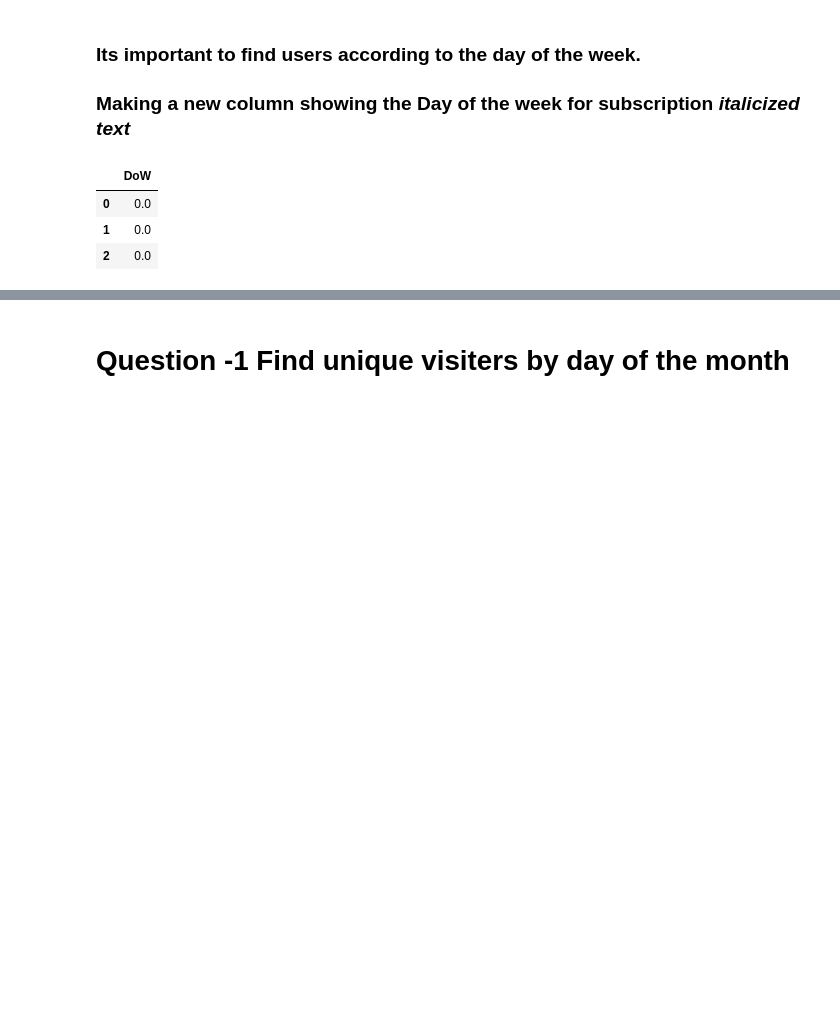
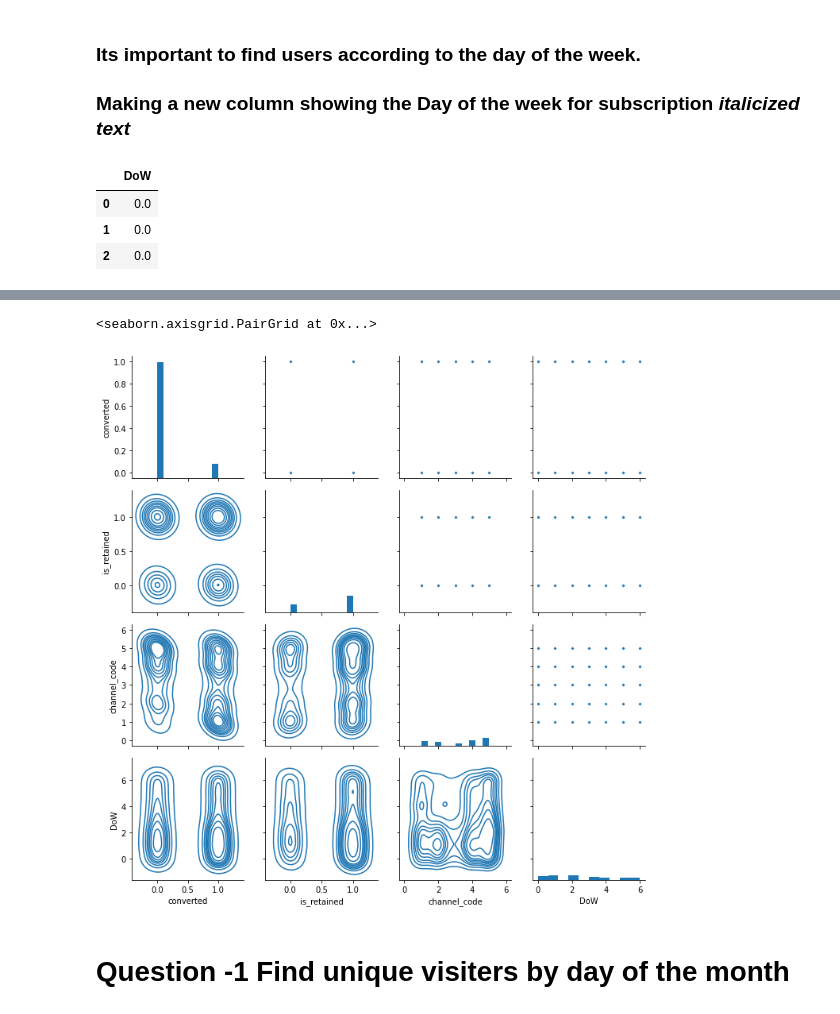
Before and after one commit to rohailkhan/Business_Analytics, a Jupyter notebook: 1_Marketing_campaign_Analysis.ipynb, the cells around one changed output, grey strips where cells are left out. Cells and saved outputs as stored; diff of their text form; code cells hidden in the pictures; blank space fills up the shorter version.

```diff
--- a/1_Marketing_campaign_Analysis.ipynb
+++ b/1_Marketing_campaign_Analysis.ipynb
@@ -104,3 +96,12 @@ marketing[['DoW']].head(3)
+# %%
+g = sns.PairGrid(marketing.replace({False: 0, True: 1}))
+g.map_upper(sns.scatterplot, linewidths=1, edgecolor="w", s=10,
+alpha=0.5)
+g.map_diag(plt.hist)
+g.map_lower(sns.kdeplot)
+# %% [output]
+<seaborn.axisgrid.PairGrid at 0x...>
+[figure, added]
 # %% [markdown]
 # **Question -1** Find unique visiters by day of the month
 # %%
```
Also changed, not shown: parts of 3 cells of this notebook.
